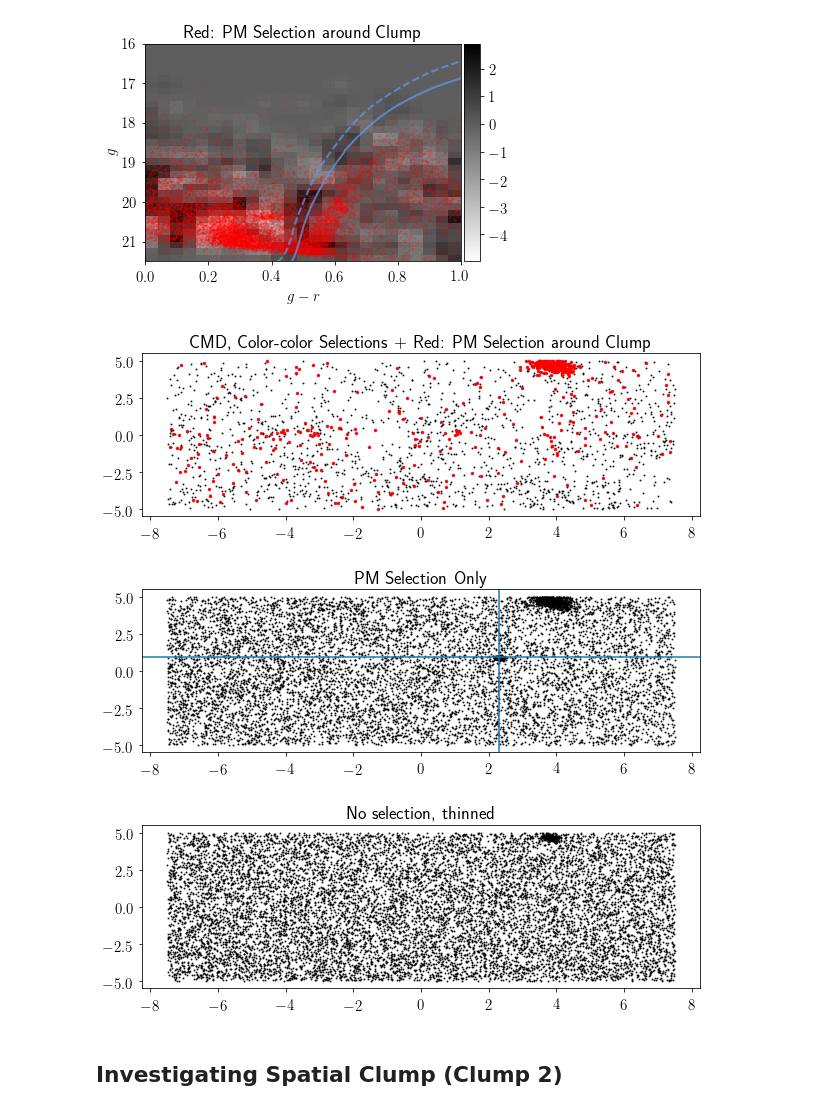
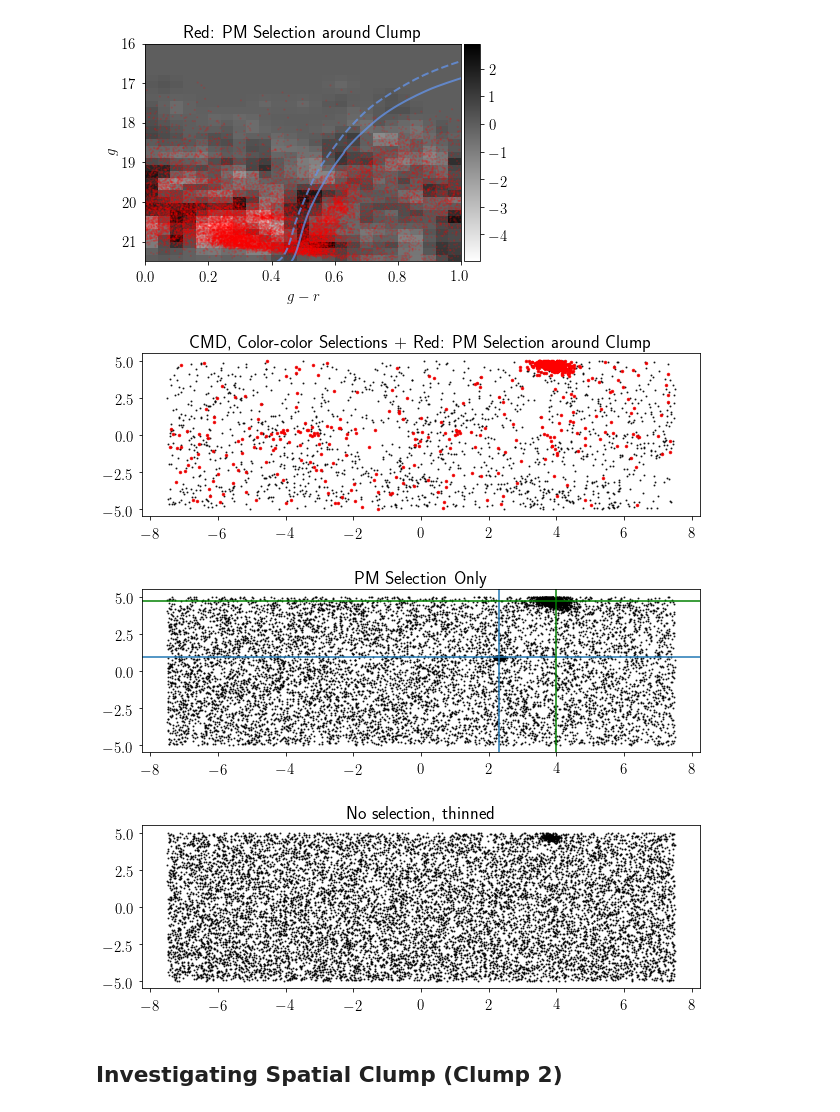
Before and after one commit to norashipp/shared_notebooks, a Jupyter notebook: Elqui.ipynb, the cells around one changed output. Cells and saved outputs as stored; diff of their text form; code cells hidden in the pictures.

Commit message:
more clump plots

```diff
--- a/Elqui.ipynb
+++ b/Elqui.ipynb
@@ -568,34 +568,39 @@ pm.colorbar(im)
 # spatial plot with selections
 # on-stream: darkslateblue
 # off-stream: green
 
 plt.figure(figsize=(10,3))
 plt.plot(data['PHI1'][iso_cut1&ri_cut], data['PHI2'][iso_cut1&ri_cut], 'k.', ms=2, alpha=0.8)
 plt.plot(data['PHI1'][iso_cut1&ri_cut&pm_cut_clump], data['PHI2'][iso_cut1&ri_cut&pm_cut_clump], 'r.', ms=5, alpha=0.8)
 plt.title('CMD, Color-color Selections + Red: PM Selection around Clump')
 plt.show()
 
 plt.figure(figsize=(10,3))
 plt.plot(data['PHI1'][pm_cut_clump_tight], data['PHI2'][pm_cut_clump_tight], 'k.', ms=2, alpha=0.8)
 # plt.plot(data['PHI1'][pm_cut_clump_tight&on_clump2], data['PHI2'][pm_cut_clump_tight&on_clump2], 'b.', ms=2, alpha=0.8)
 
 phi1_clump2 = 2.3
 phi2_clump2 = 0.9
 plt.axvline(phi1_clump2)
 plt.axhline(phi2_clump2)
 
+phi1_clump3 = 4.0
+phi2_clump3 = 4.7
+plt.axvline(phi1_clump3, c='g')
+plt.axhline(phi2_clump3, c='g')
+
 plt.title('PM Selection Only')
 plt.show()
 
 norm = data.size / data[pm_cut_clump_tight].size
 # print norm
 plt.figure(figsize=(10,3))
 plt.plot(data['PHI1'][::int(norm)], data['PHI2'][::int(norm)], 'k.', ms=2, alpha=0.8)
 plt.title('No selection, thinned')
 plt.show()
 # %% [output]
 [figure]
-[figure, old version]
+[figure, new version]
 [figure]
 # %% [markdown]
 ## Investigating Spatial Clump (Clump 2)
```
Also changed, not shown: parts of 6 cells of this notebook.
